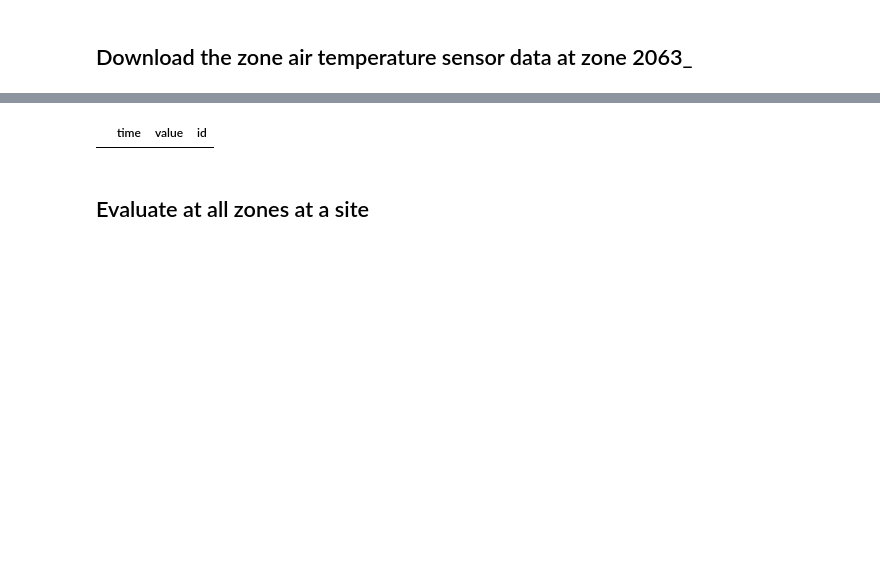
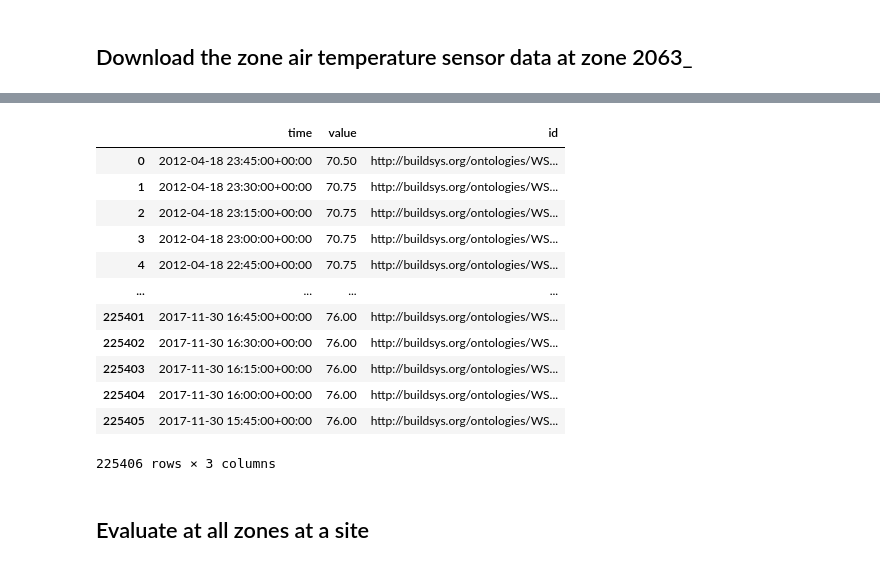
Before and after one commit to ruijis/mortardata_comfort_evaluation, a Jupyter notebook: demo.ipynb, the cells around one changed output, grey strips where cells are left out. Drawn from its saved outputs; the diff is of its cells as text; code cells hidden in the pictures; blank space fills up the shorter version.

```diff
--- a/demo.ipynb
+++ b/demo.ipynb
@@ -76,9 +118,21 @@ metadata_vmif = client.sparql(query, sites=['vmif'])
 # %%
-md = 'http://buildsys.org/ontologies/GHA_ICS#GHA_ICS.ZONE.AHU04.RM3130.Zone_Air_Temp'
+md = 'http://buildsys.org/ontologies/WSRC#WSRC.ZONE.AHU03.RM2211.Zone_Air_Temp'
 data_sensor = client.data_uris([md])
 data_sensor.data
 # %% [output]
 |  | time | value | id |
+| 0 | 2012-04-18 23:45:00+00:00 | 70.50 | http://buildsys.org/ontologies/WS... |
+| 1 | 2012-04-18 23:30:00+00:00 | 70.75 | http://buildsys.org/ontologies/WS... |
+| 2 | 2012-04-18 23:15:00+00:00 | 70.75 | http://buildsys.org/ontologies/WS... |
+| 3 | 2012-04-18 23:00:00+00:00 | 70.75 | http://buildsys.org/ontologies/WS... |
+| 4 | 2012-04-18 22:45:00+00:00 | 70.75 | http://buildsys.org/ontologies/WS... |
+| ... | ... | ... | ... |
+| 225401 | 2017-11-30 16:45:00+00:00 | 76.00 | http://buildsys.org/ontologies/WS... |
+| 225402 | 2017-11-30 16:30:00+00:00 | 76.00 | http://buildsys.org/ontologies/WS... |
+| 225403 | 2017-11-30 16:15:00+00:00 | 76.00 | http://buildsys.org/ontologies/WS... |
+| 225404 | 2017-11-30 16:00:00+00:00 | 76.00 | http://buildsys.org/ontologies/WS... |
+| 225405 | 2017-11-30 15:45:00+00:00 | 76.00 | http://buildsys.org/ontologies/WS... |
+225406 rows × 3 columns
 # %% [markdown]
 ## Evaluate at all zones at a site
 # %%
```
Also changed, not shown: parts of 10 cells of this notebook, 1 other file.
